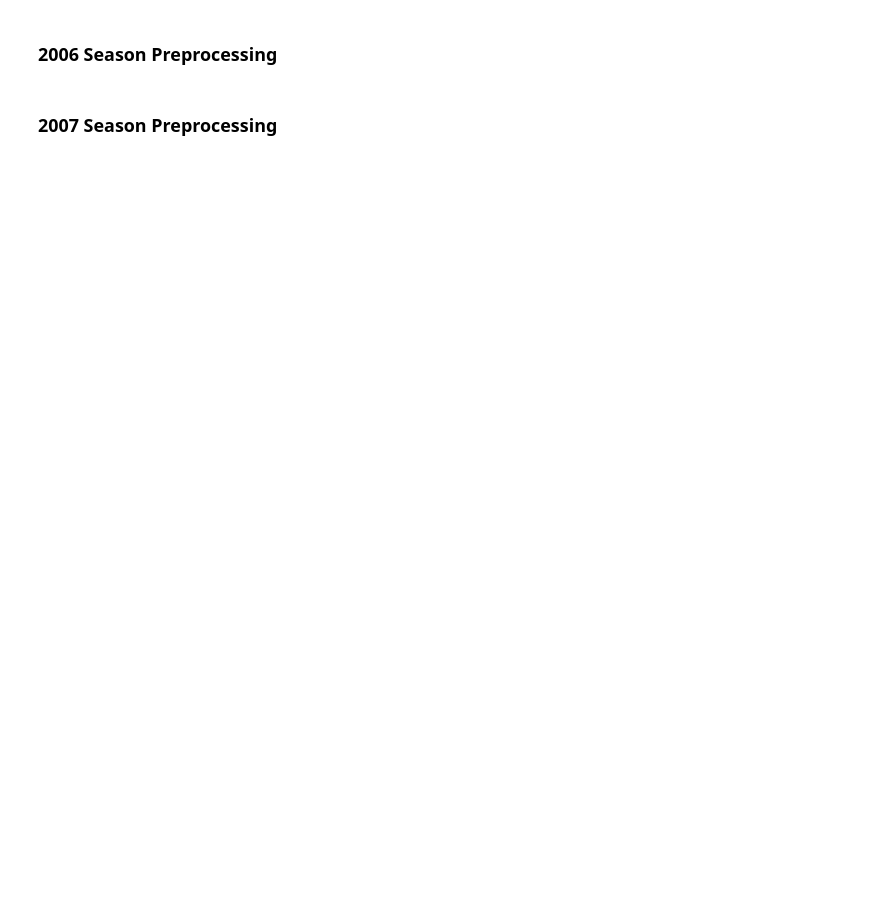
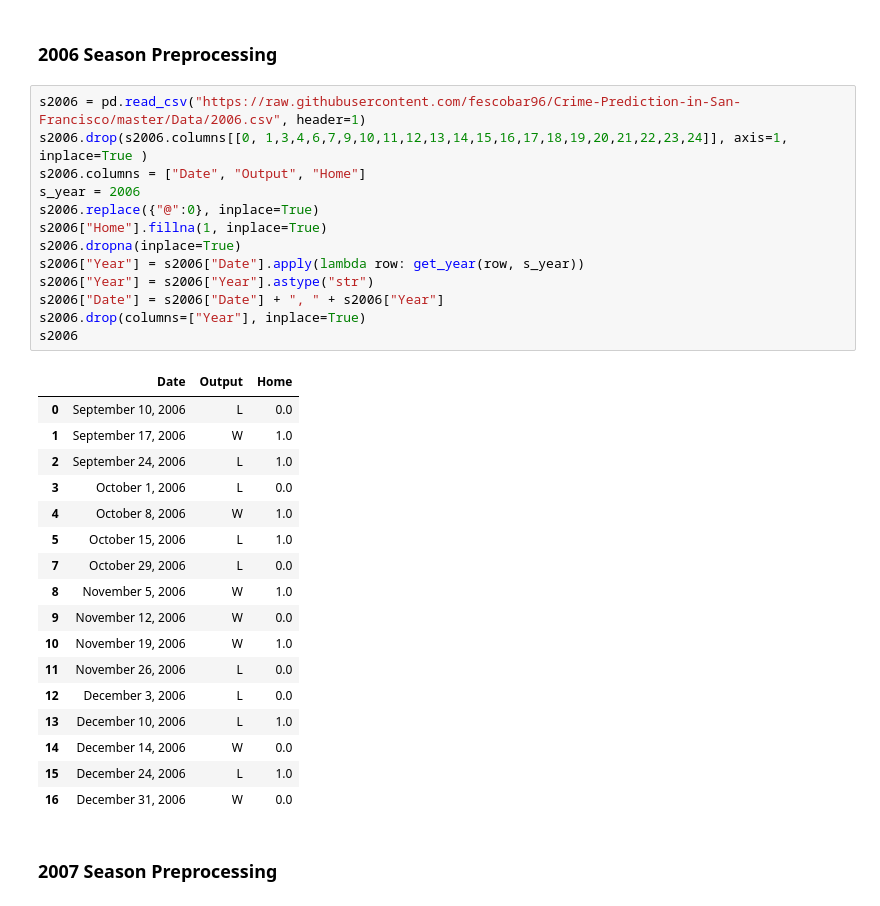
Before and after one commit to fescobar96/Crime-Prediction-in-San-Francisco, a Jupyter notebook: 49ers_Schedule_Preprocessing.ipynb, the cells around one changed output. Saved outputs shown, nothing was run; the diff lists cells and outputs as text; blank space fills up the shorter version.

```diff
--- a/49ers_Schedule_Preprocessing.ipynb
+++ b/49ers_Schedule_Preprocessing.ipynb
@@ -71,4 +113,35 @@ s2004
 # %% [markdown]
 ### **2006 Season Preprocessing**
+# %%
+s2006 = pd.read_csv("https://raw.githubusercontent.com/fescobar96/Crime-Prediction-in-San-Francisco/master/Data/2006.csv", header=1)
+s2006.drop(s2006.columns[[0, 1,3,4,6,7,9,10,11,12,13,14,15,16,17,18,19,20,21,22,23,24]], axis=1, inplace=True )
+s2006.columns = ["Date", "Output", "Home"]
+s_year = 2006
+s2006.replace({"@":0}, inplace=True)
+s2006["Home"].fillna(1, inplace=True)
+s2006.dropna(inplace=True)
+s2006["Year"] = s2006["Date"].apply(lambda row: get_year(row, s_year))
+s2006["Year"] = s2006["Year"].astype("str")
+s2006["Date"] = s2006["Date"] + ", " + s2006["Year"]
+s2006.drop(columns=["Year"], inplace=True)
+s2006
+# %% [output]
+|  | Date | Output | Home |
+| 0 | September 10, 2006 | L | 0.0 |
+| 1 | September 17, 2006 | W | 1.0 |
+| 2 | September 24, 2006 | L | 1.0 |
+| 3 | October 1, 2006 | L | 0.0 |
+| 4 | October 8, 2006 | W | 1.0 |
+| 5 | October 15, 2006 | L | 1.0 |
+| 7 | October 29, 2006 | L | 0.0 |
+| 8 | November 5, 2006 | W | 1.0 |
+| 9 | November 12, 2006 | W | 0.0 |
+| 10 | November 19, 2006 | W | 1.0 |
+| 11 | November 26, 2006 | L | 0.0 |
+| 12 | December 3, 2006 | L | 0.0 |
+| 13 | December 10, 2006 | L | 1.0 |
+| 14 | December 14, 2006 | W | 0.0 |
+| 15 | December 24, 2006 | L | 1.0 |
+| 16 | December 31, 2006 | W | 0.0 |
 # %% [markdown]
 ### **2007 Season Preprocessing**
```
Also changed, not shown: parts of 19 cells of this notebook.
